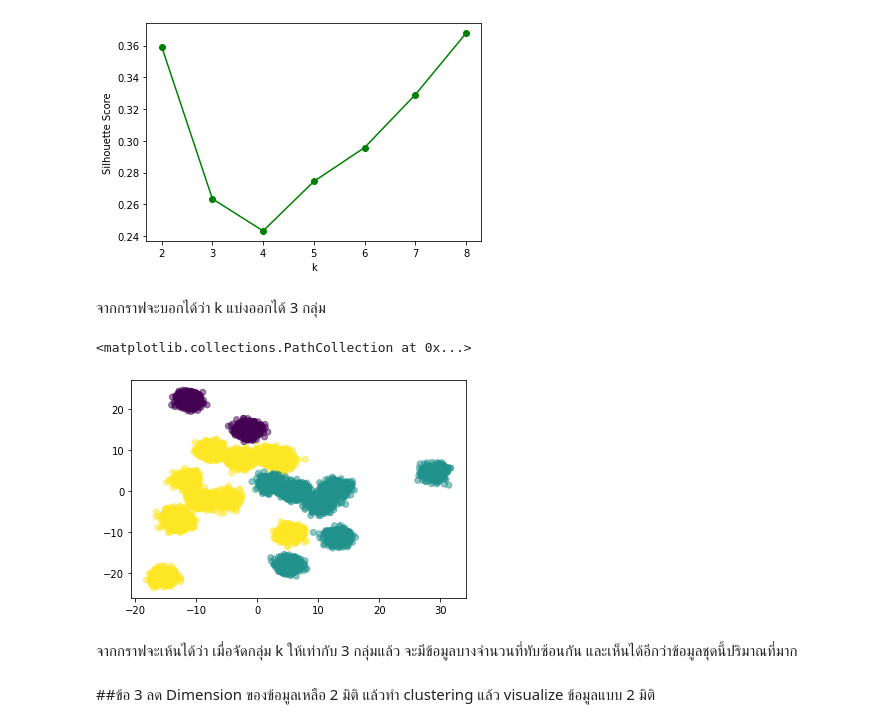
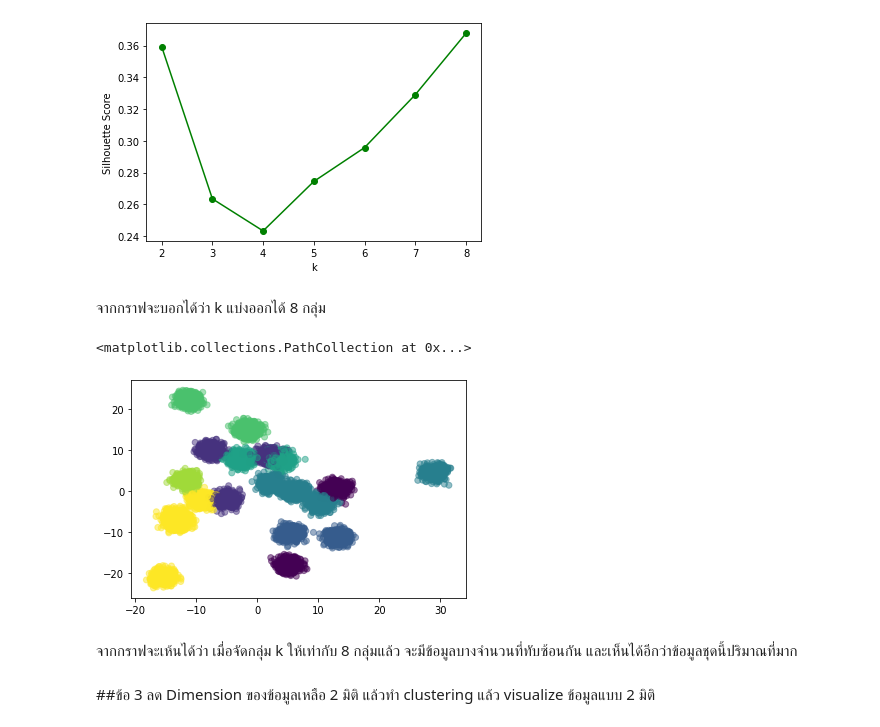
Before and after one commit to Kanyarat-S/multivariate, a Jupyter notebook: Multivariate_Exam.ipynb, the cells around one changed output. Drawn from its saved outputs; the diff is of its cells as text; code cells hidden in the pictures.

```diff
--- a/Multivariate_Exam.ipynb
+++ b/Multivariate_Exam.ipynb
@@ -215,17 +215,17 @@ plt.ylabel('Silhouette Score');
 # %% [output]
 [figure]
 # %% [markdown]
-จากกราฟจะบอกได้ว่า k แบ่งออกได้ 3 กลุ่ม
+จากกราฟจะบอกได้ว่า k แบ่งออกได้ 8 กลุ่ม
 # %%
-kmeans = KMeans(n_clusters = 3,random_state=2021)
+kmeans = KMeans(n_clusters = 8,random_state=2021)
 kmeans.fit(newdata)
 y = kmeans.predict(newdata)
 plt.scatter(new_pca[:,0],new_pca[:,1],c=y,alpha=0.5)
 # %% [output]
 <matplotlib.collections.PathCollection at 0x...>
-[figure, old version]
+[figure, new version]
 # %% [markdown]
-จากกราฟจะเห้นได้ว่า เมื่อจัดกลุ่ม k ให้เท่ากับ 3 กลุ่มแล้ว จะมีข้อมูลบางจำนวนที่ทับซ้อนกัน และเห็นได้อีกว่าข้อมูลชุดนี้ปริมาณที่มาก
+จากกราฟจะเห้นได้ว่า เมื่อจัดกลุ่ม k ให้เท่ากับ 8 กลุ่มแล้ว จะมีข้อมูลบางจำนวนที่ทับซ้อนกัน และเห็นได้อีกว่าข้อมูลชุดนี้ปริมาณที่มาก
 # %% [markdown]
 ##ข้อ 3 ลด Dimension ของข้อมูลเหลือ 2 มิติ แล้วทำ clustering แล้ว visualize ข้อมูลแบบ 2 มิติ
 # %% [markdown]
```
Also changed, not shown: parts of 6 cells of this notebook.
